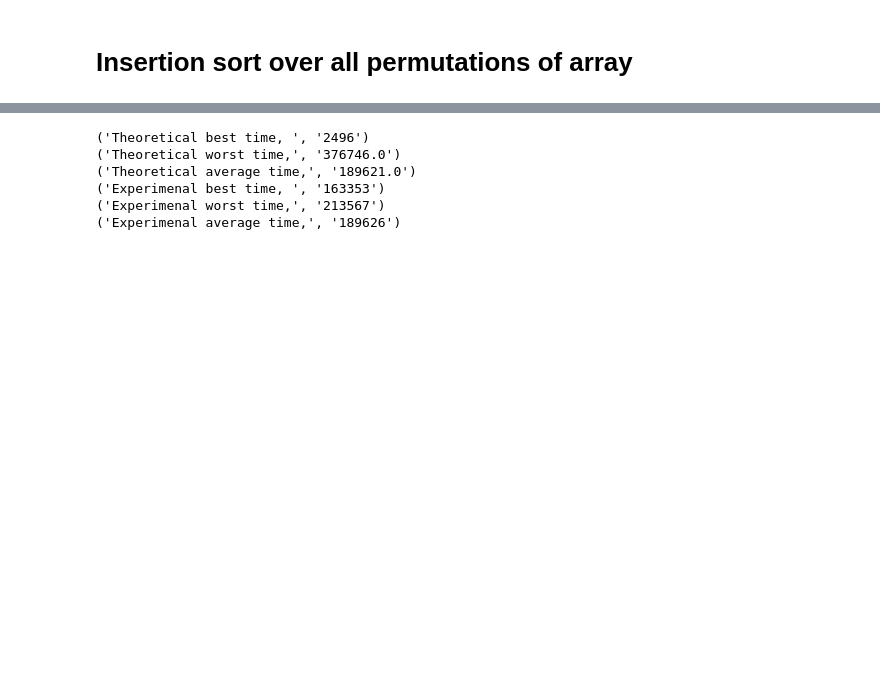
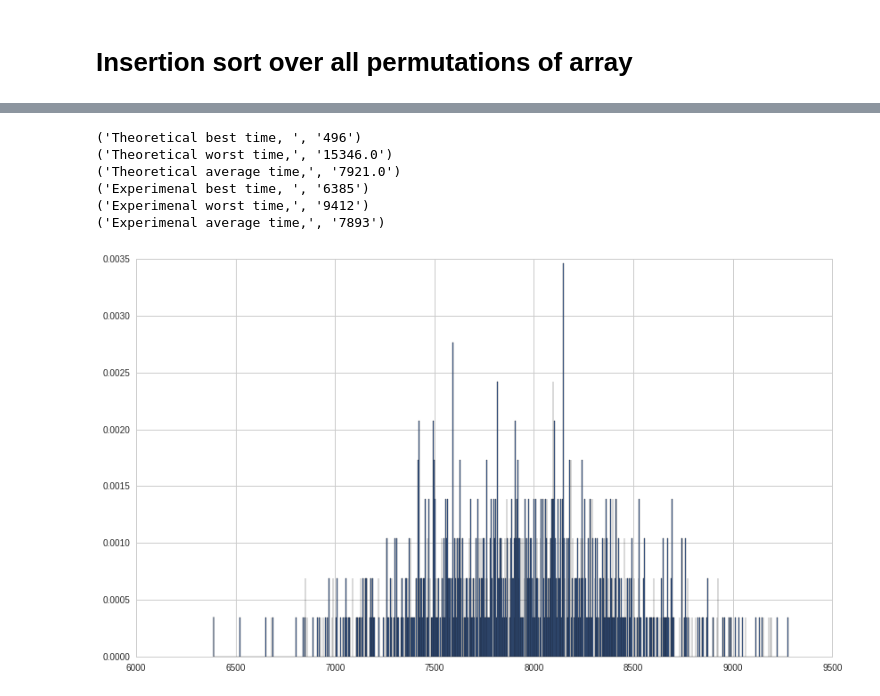
Before and after one commit to nviverosb/Algorithms_2018, a Jupyter notebook: Lab1/Punto6/permutArray.ipynb, the cells around one changed output, grey strips where cells are left out. Cells and saved outputs as stored; diff of their text form; code cells hidden in the pictures; blank space fills up the shorter version.

```diff
--- a/Lab1/Punto6/permutArray.ipynb
+++ b/Lab1/Punto6/permutArray.ipynb
@@ -40,16 +42,19 @@ def isortSteps(a):
     return steps
 # %%
 #How many times will I run the code
-n = 500
-runs = 50000
+n = 100
+runs = 1000
 # %%
 #Run this bad boy
 sum = 0
 min = n**3
 max = 0
+arr = []
 for i in range(runs):
+    #tim = time.time()
     t = isortSteps(randomPerm(n))
-    #print(t)
+    arr.append(t)
+    print(t)
     if t < min :
        min = t
     if t > max :
@@ -64,9 +87,13 @@ print ('Experimenal best time, ' , str(min))
 print ('Experimenal worst time,' , str(max))
 print ('Experimenal average time,' , str(sum/runs))
 # %% [output]
-('Theoretical best time, ', '2496')
-('Theoretical worst time,', '376746.0')
-('Theoretical average time,', '189621.0')
-('Experimenal best time, ', '163353')
-('Experimenal worst time,', '213567')
-('Experimenal average time,', '189626')
+('Theoretical best time, ', '496')
+('Theoretical worst time,', '15346.0')
+('Theoretical average time,', '7921.0')
+('Experimenal best time, ', '6385')
+('Experimenal worst time,', '9412')
+('Experimenal average time,', '7893')
+# %%
+plt.hist(arr,normed=True, bins=runs);
+# %% [output]
+[figure, added]
```
Also changed, not shown: parts of 3 cells of this notebook.
